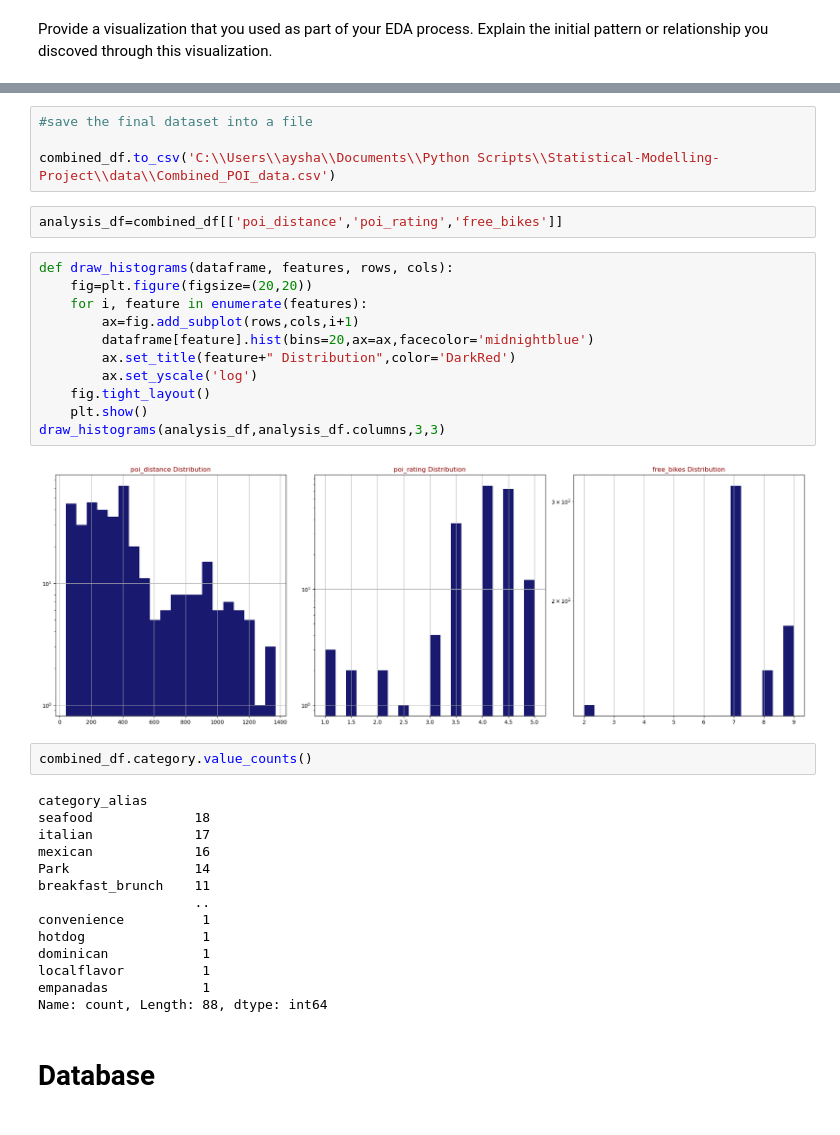
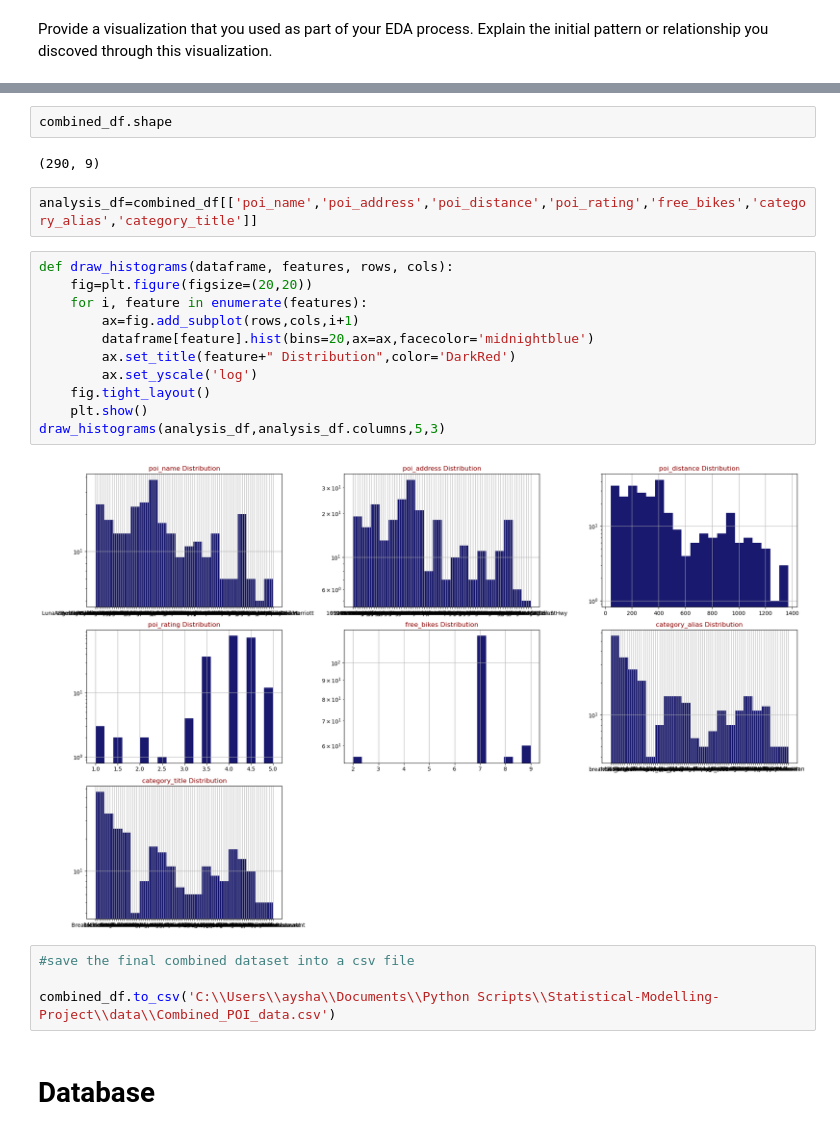
Before and after one commit to ahasna2020/Statistical-Modelling-Project, a Jupyter notebook: notebooks/joining_data.ipynb, the cells around one changed output, grey strips where cells are left out. Drawn from its saved outputs; the diff is of its cells as text.

```diff
--- a/notebooks/joining_data.ipynb
+++ b/notebooks/joining_data.ipynb
@@ -110,38 +102,26 @@ combined_df_d.shape
+# %%
+combined_df.shape
+# %% [output]
+(290, 9)
+# %%
+analysis_df=combined_df[['poi_name','poi_address','poi_distance','poi_rating','free_bikes','category_alias','category_title']]
+# %%
+def draw_histograms(dataframe, features, rows, cols):
+    fig=plt.figure(figsize=(20,20))
+    for i, feature in enumerate(features):
+        ax=fig.add_subplot(rows,cols,i+1)
+        dataframe[feature].hist(bins=20,ax=ax,facecolor='midnightblue')
+        ax.set_title(feature+" Distribution",color='DarkRed')
+        ax.set_yscale('log')
+    fig.tight_layout()
+    plt.show()
+draw_histograms(analysis_df,analysis_df.columns,5,3)
+# %% [output]
+[figure, added]
 # %%
-#save the final dataset into a file
+#save the final combined dataset into a csv file
 
 combined_df.to_csv('C:\\Users\\aysha\\Documents\\Python Scripts\\Statistical-Modelling-Project\\data\\Combined_POI_data.csv')
-# %%
-analysis_df=combined_df[['poi_distance','poi_rating','free_bikes']]
-# %%
-def draw_histograms(dataframe, features, rows, cols):
-    fig=plt.figure(figsize=(20,20))
-    for i, feature in enumerate(features):
-        ax=fig.add_subplot(rows,cols,i+1)
-        dataframe[feature].hist(bins=20,ax=ax,facecolor='midnightblue')
-        ax.set_title(feature+" Distribution",color='DarkRed')
-        ax.set_yscale('log')
-    fig.tight_layout()
-    plt.show()
-draw_histograms(analysis_df,analysis_df.columns,3,3)
-# %% [output]
-[figure, removed]
-# %%
-combined_df.category.value_counts()
-# %% [output]
-category_alias
-seafood             18
-italian             17
-mexican             16
-Park                14
-breakfast_brunch    11
-                    ..
-convenience          1
-hotdog               1
-dominican            1
-localflavor          1
-empanadas            1
-Name: count, Length: 88, dtype: int64
 # %% [markdown]
 # Database
 # %% [markdown]
```
Also changed, not shown: parts of 10 cells of this notebook, 3 other files.
